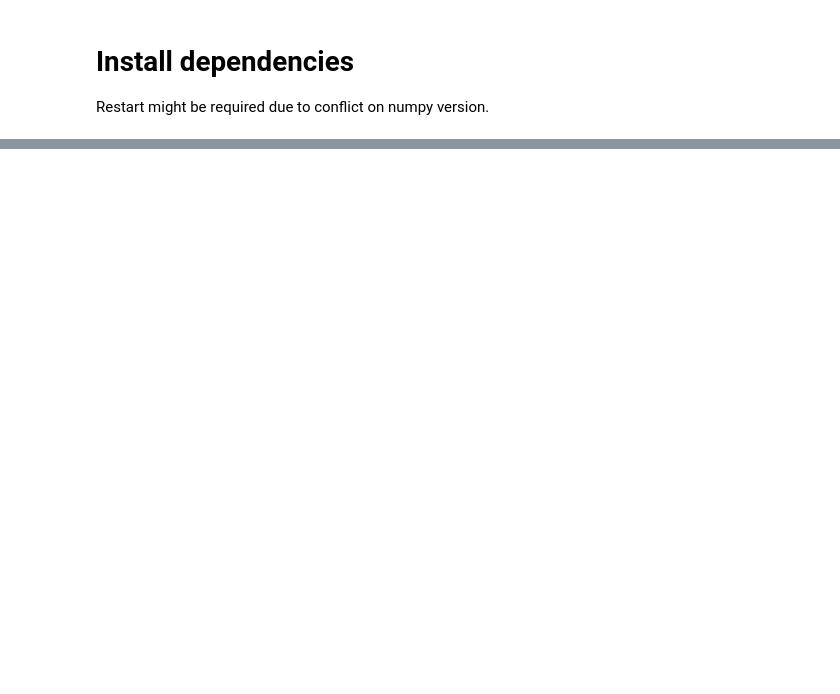
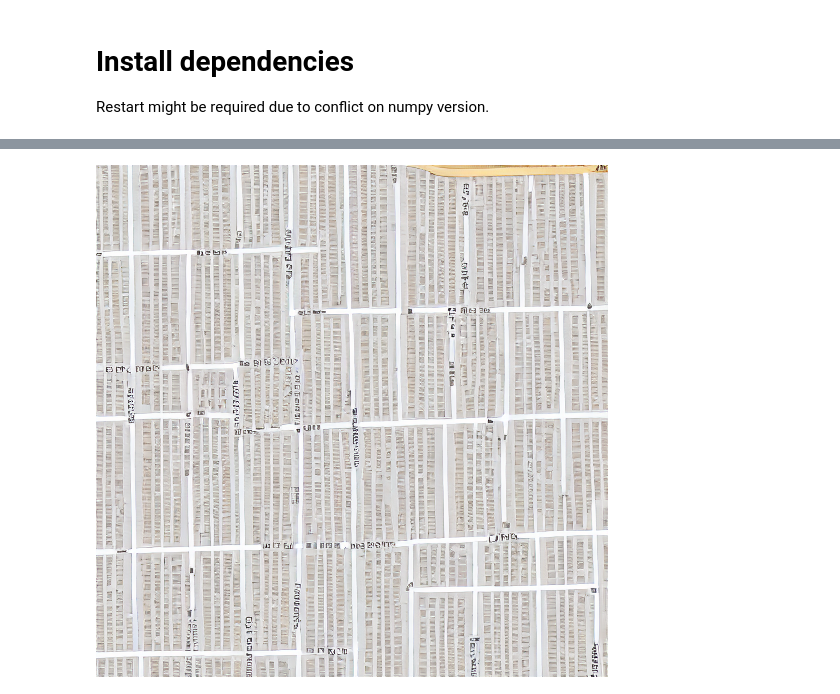
Before and after one commit to kraina-ai/map_diffusion, a Jupyter notebook: workflow_raster/4.train_colab.ipynb, the cells around one changed output, grey strips where cells are left out. Cells and saved outputs as stored; diff of their text form; code cells hidden in the pictures; blank space fills up the shorter version.

```diff
--- a/workflow_raster/4.train_colab.ipynb
+++ b/workflow_raster/4.train_colab.ipynb
@@ -40,0 +135,5 @@ sys.argv = old_sys_args
+# %%
+img = pipe(prompt="OSM of area containing: 2 shop greengrocers  , 263 buildings  , 73 building garages  .")
+img.images[0]
+# %% [output]
+[figure, added]
```
Also changed, not shown: parts of 11 cells of this notebook.
